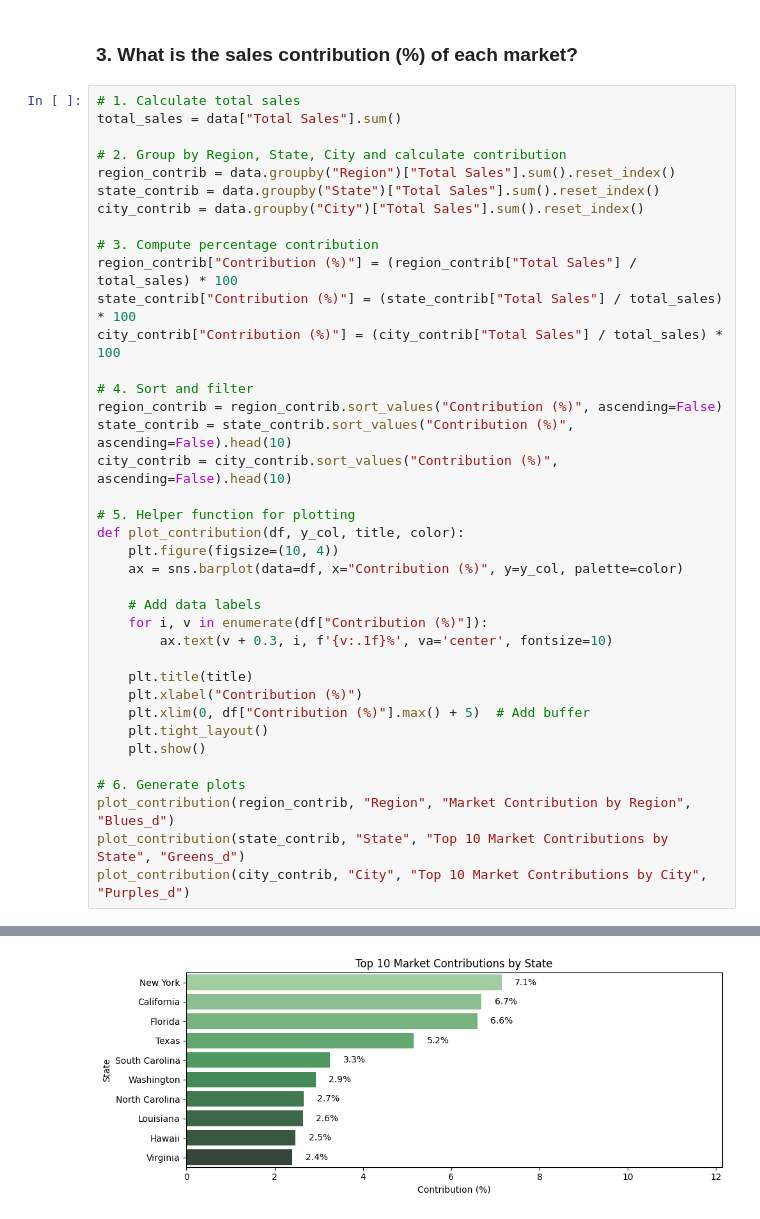
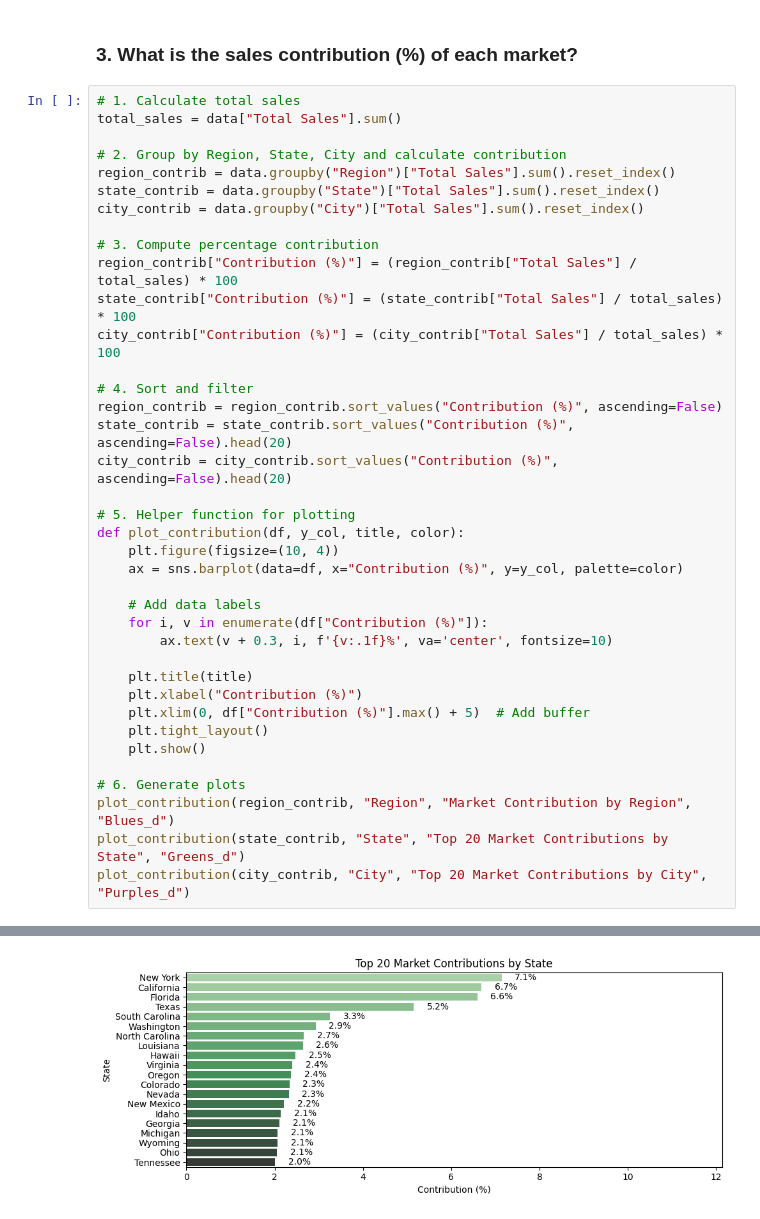
Before and after one commit to murithidenisgitobu/Adidas-Sales-Analysis-Across-the-US, a Jupyter notebook: Jupyter Notebook/adidas_notebook.ipynb, the cells around one changed output, grey strips where cells are left out. Saved outputs shown, nothing was run; the diff lists cells and outputs as text.

Commit message:
Market shares

```diff
--- a/Jupyter Notebook/adidas_notebook.ipynb
+++ b/Jupyter Notebook/adidas_notebook.ipynb
@@ -465,35 +465,35 @@ region_contrib = data.groupby("Region")["Total Sales"].sum().reset_index()
 state_contrib = data.groupby("State")["Total Sales"].sum().reset_index()
 city_contrib = data.groupby("City")["Total Sales"].sum().reset_index()
 
 # 3. Compute percentage contribution
 region_contrib["Contribution (%)"] = (region_contrib["Total Sales"] / total_sales) * 100
 state_contrib["Contribution (%)"] = (state_contrib["Total Sales"] / total_sales) * 100
 city_contrib["Contribution (%)"] = (city_contrib["Total Sales"] / total_sales) * 100
 
 # 4. Sort and filter
 region_contrib = region_contrib.sort_values("Contribution (%)", ascending=False)
-state_contrib = state_contrib.sort_values("Contribution (%)", ascending=False).head(10)
-city_contrib = city_contrib.sort_values("Contribution (%)", ascending=False).head(10)
+state_contrib = state_contrib.sort_values("Contribution (%)", ascending=False).head(20)
+city_contrib = city_contrib.sort_values("Contribution (%)", ascending=False).head(20)
 
 # 5. Helper function for plotting
 def plot_contribution(df, y_col, title, color):
     plt.figure(figsize=(10, 4))
     ax = sns.barplot(data=df, x="Contribution (%)", y=y_col, palette=color)
 
     # Add data labels
     for i, v in enumerate(df["Contribution (%)"]):
         ax.text(v + 0.3, i, f'{v:.1f}%', va='center', fontsize=10)
 
     plt.title(title)
     plt.xlabel("Contribution (%)")
     plt.xlim(0, df["Contribution (%)"].max() + 5)  # Add buffer
     plt.tight_layout()
     plt.show()
 
 # 6. Generate plots
 plot_contribution(region_contrib, "Region", "Market Contribution by Region", "Blues_d")
-plot_contribution(state_contrib, "State", "Top 10 Market Contributions by State", "Greens_d")
-plot_contribution(city_contrib, "City", "Top 10 Market Contributions by City", "Purples_d")
+plot_contribution(state_contrib, "State", "Top 20 Market Contributions by State", "Greens_d")
+plot_contribution(city_contrib, "City", "Top 20 Market Contributions by City", "Purples_d")
 # %% [output]
 [figure]
-[figure, old version]
+[figure, new version]
```
Also changed, not shown: parts of 2 cells of this notebook.
